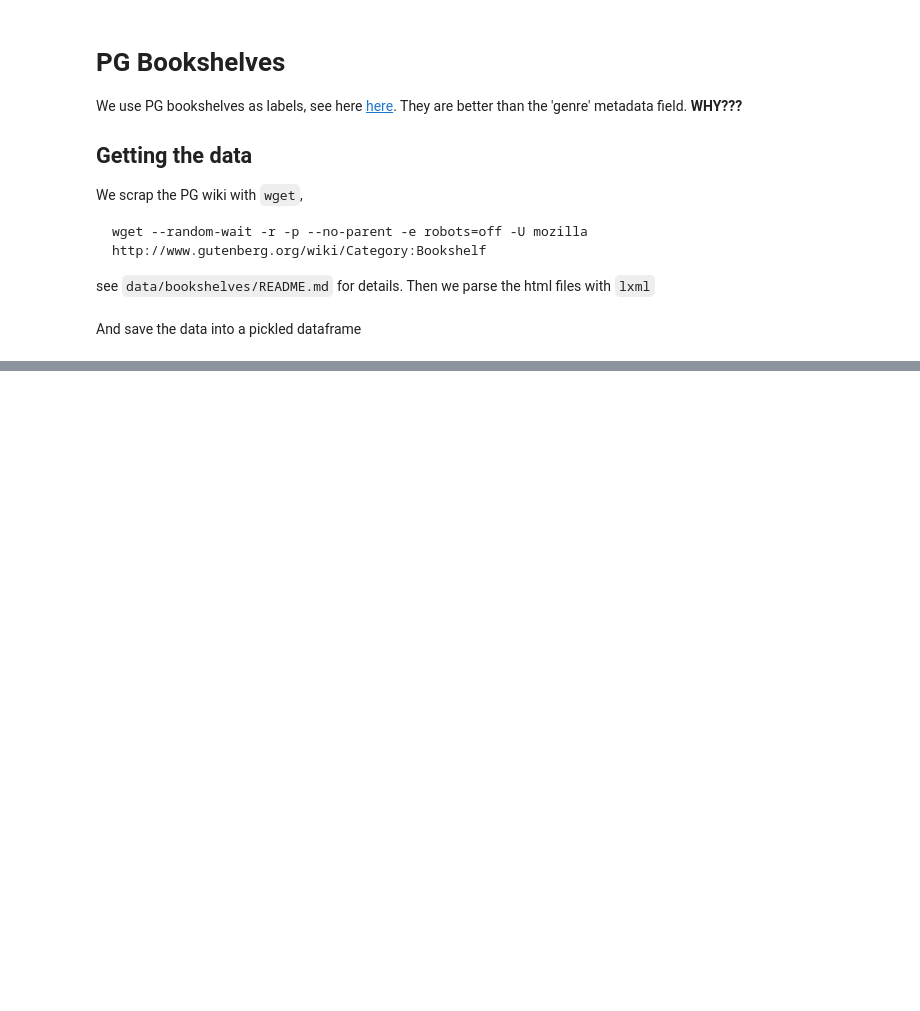
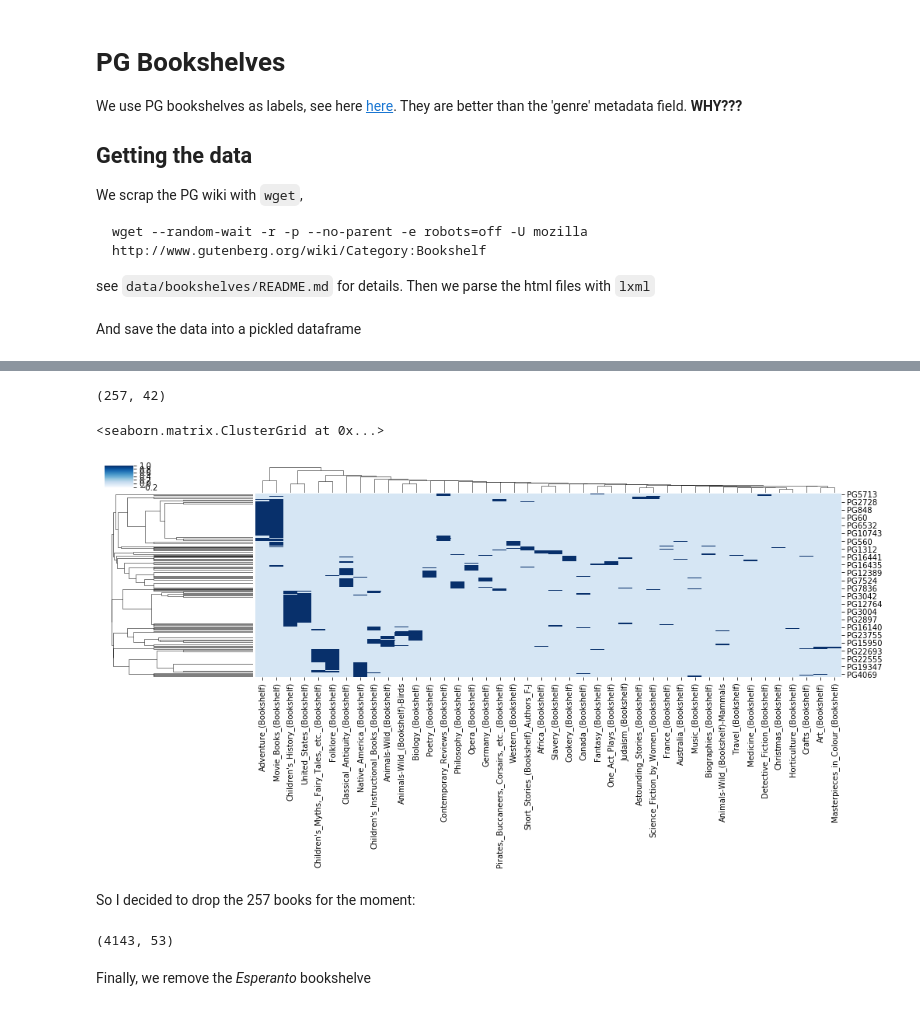
Before and after one commit to pgcorpus/gutenberg-analysis, a Jupyter notebook: notebooks/Bookshelves.ipynb, the cells around one changed output, grey strips where cells are left out. Cells and saved outputs as stored; diff of their text form; code cells hidden in the pictures; blank space fills up the shorter version.

Commit message:
bookshelves final

```diff
--- a/notebooks/Bookshelves.ipynb
+++ b/notebooks/Bookshelves.ipynb
@@ -132,0 +58,5 @@ intersetions_df.sort_values(by="intersection", ascending=False)
+# %%
+min_books = 50
+max_books = 150
+# %%
+sdf = df.loc[:, (df.sum()>min_books) & (df.sum()<=max_books) ].dropna(how="all")
@@ -132,0 +75,14 @@ intersetions_df.sort_values(by="intersection", ascending=False)
+# %%
+data = sdf.loc[sdf.sum(axis=1)>1].dropna(how="all", axis=1).fillna(0).astype(int)
+# %%
+print(data.shape)
+# %% [output]
+(257, 42)
+# %%
+import seaborn as sns
+sns.clustermap(data, cmap="Blues", vmin=-.2, figsize=(17,5))
+# %% [output]
+<seaborn.matrix.ClusterGrid at 0x...>
+[figure, added]
+# %% [markdown]
+So I decided to drop the 257 books for the moment:
@@ -132,0 +91,6 @@ intersetions_df.sort_values(by="intersection", ascending=False)
+# %%
+print(sdf.shape)
+# %% [output]
+(4143, 53)
+# %% [markdown]
+Finally, we remove the *Esperanto* bookshelve
```
Also changed, not shown: parts of 19 cells of this notebook, 2 other files.
